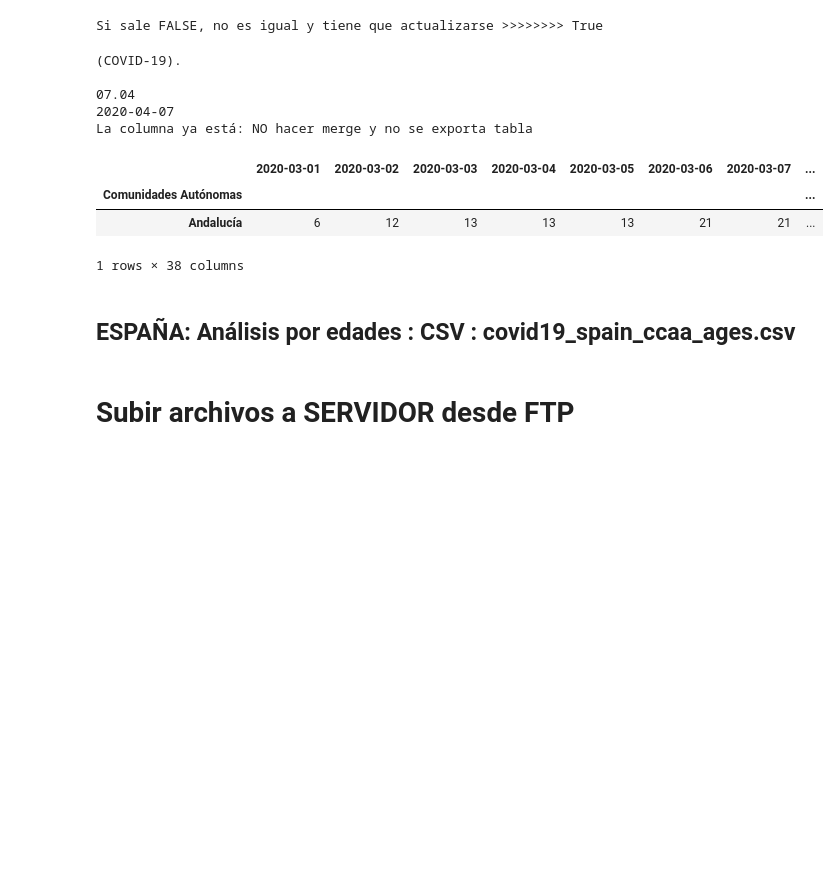
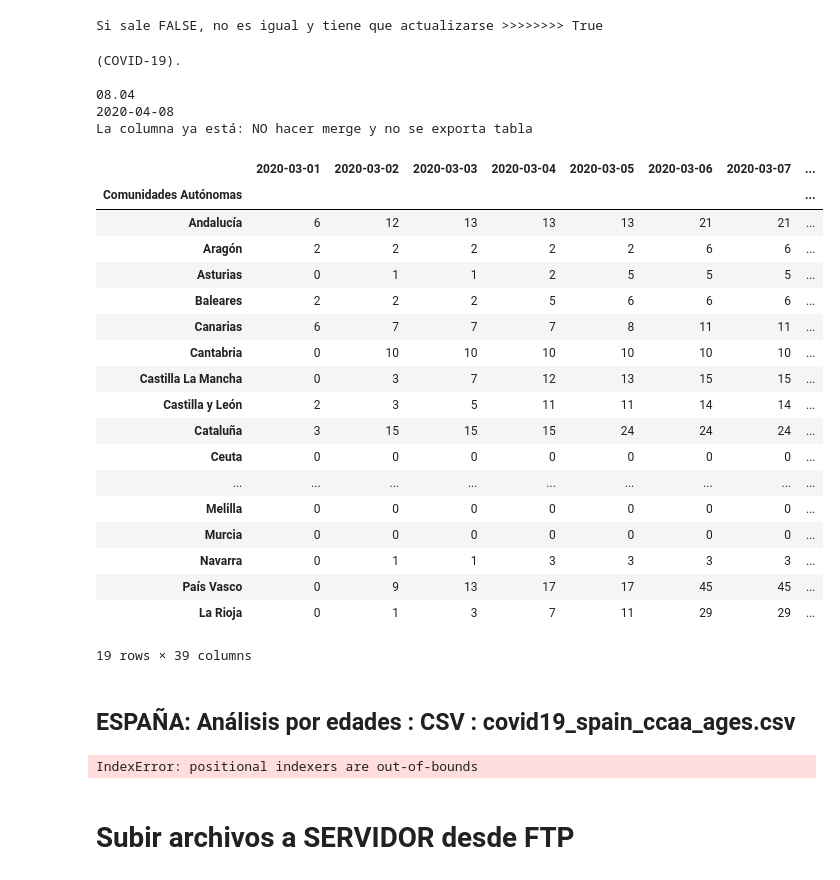
Before and after one commit to akakicreations/covid19-project, a Jupyter notebook: covid19_notebook_WEBFINAL.ipynb, the cells around one changed output. Saved outputs shown, nothing was run; the diff lists cells and outputs as text; code cells hidden in the pictures; blank space fills up the shorter version.

```diff
--- a/covid19_notebook_WEBFINAL.ipynb
+++ b/covid19_notebook_WEBFINAL.ipynb
@@ -15,8 +15,8 @@ date_daybefore = date_today - timedelta(days=1)
 date_today = date_today.strftime('%d/%m')
 date_daybefore = date_daybefore.strftime('%d/%m')
 # %%
-path_spain = 'pdf_files/Actualizacion_68_COVID-19.pdf'
-new_inform = 68
+path_spain = 'pdf_files/Actualizacion_69_COVID-19.pdf'
+new_inform = 69
 # %% [markdown]
 # Preparación inicial
 # %% [markdown]
@@ -131,7 +124,7 @@ from tabula import read_pdf
 data_spain_ccaa = tabula.read_pdf(path_spain, stream=True, pages=1)[0]
 data_spain_ccaa.columns = ['Comunidades Autónomas','Confirmados', 'IA', 'Hospitalizados', 'UCI', 'Fallecidos', 'Curados', 'Nuevos casos (24h)']
 data_spain_ccaa.rename(index={23: "Casos totales en España" + " (act." + date_today + ")" }, inplace=True)
-data_spain_ccaa = data_spain_ccaa.iloc[4:23]
+data_spain_ccaa = data_spain_ccaa.iloc[3:22]
 data_spain_ccaa = data_spain_ccaa[['Comunidades Autónomas', 'Confirmados', 'Curados', 'Fallecidos', 'Nuevos casos (24h)']]
 
 #Quitar símbolos raros qye nos sobran
@@ -564,6 +512,8 @@ print('Si sale FALSE, no es igual y tiene que actualizarse >>>>>>>>' , data_proc
 # %% [output]
 Si sale FALSE, no es igual y tiene que actualizarse >>>>>>>> True
 # %%
+# Casos confirmados por ccaa temporal
+
 # Sacar fecha en formato correcto
 fecha_data_spain = get_fecha(raw['content'])
 fecha_data_spain = pd.Timestamp(year=int(fecha_data_spain[6:10]), month=int(fecha_data_spain[3:5]), day=int(fecha_data_spain[1:2]), hour=12)
@@ -572,43 +522,61 @@ print(fecha_data_spain)
 
 # Cojo la fila de confirmados que me interesa
 data_spain_ccaa_last = data_spain_ccaa.copy()
 data_spain_ccaa_last.rename(columns = {'Confirmados': fecha_data_spain}, index={'ccaa': 'Comunidades Autónomas'}, inplace = True)
 data_spain_ccaa_last = data_spain_ccaa_last[fecha_data_spain]
 data_spain_ccaa_last = pd.to_numeric(data_spain_ccaa_last).astype(np.int64)
 data_spain_ccaa_last.head()
 
 #HACER MERGE SI NO ESTÁN ESOS DATOS
 
 # Importo los últimos datos recogidos acumulados anteriormente
 data_process = pd.read_csv("covid19_spain_ccaa_evolution2.csv", sep = ';', encoding="utf-8")
 data_process = data_process.set_index('Comunidades Autónomas')
 
 # Hacer merge de ambos dataframes, con un condicional comprobando si es necesario
 if data_process.columns[-1] == data_spain_ccaa_last.name:
     print('La columna ya está: NO hacer merge y no se exporta tabla')
 else:
     print('La última columna es diferente y no está: SE HACE MERGE')
     data_process = pd.merge(data_process,data_spain_ccaa_last, left_index=True, right_index=True)
     #Exportar a CSV
     data_process.to_csv('covid19_spain_ccaa_evolution2.csv', sep = ';', encoding="utf-8", index=True, index_label='Comunidades Autónomas')
 
-data_process.head(1)
+data_process
 # %% [output]
 (COVID-19).
 
-07.04
-2020-04-07
+08.04
+2020-04-08
 La columna ya está: NO hacer merge y no se exporta tabla
 |  | 2020-03-01 | 2020-03-02 | 2020-03-03 | 2020-03-04 | 2020-03-05 | 2020-03-06 | 2020-03-07 | ... |
 | Comunidades Autónomas |  |  |  |  |  |  |  | ... |
 | Andalucía | 6 | 12 | 13 | 13 | 13 | 21 | 21 | ... |
+| Aragón | 2 | 2 | 2 | 2 | 2 | 6 | 6 | ... |
+| Asturias | 0 | 1 | 1 | 2 | 5 | 5 | 5 | ... |
+| Baleares | 2 | 2 | 2 | 5 | 6 | 6 | 6 | ... |
+| Canarias | 6 | 7 | 7 | 7 | 8 | 11 | 11 | ... |
+| Cantabria | 0 | 10 | 10 | 10 | 10 | 10 | 10 | ... |
+| Castilla La Mancha | 0 | 3 | 7 | 12 | 13 | 15 | 15 | ... |
+| Castilla y León | 2 | 3 | 5 | 11 | 11 | 14 | 14 | ... |
+| Cataluña | 3 | 15 | 15 | 15 | 24 | 24 | 24 | ... |
+| Ceuta | 0 | 0 | 0 | 0 | 0 | 0 | 0 | ... |
+| ... | ... | ... | ... | ... | ... | ... | ... | ... |
+| Melilla | 0 | 0 | 0 | 0 | 0 | 0 | 0 | ... |
+| Murcia | 0 | 0 | 0 | 0 | 0 | 0 | 0 | ... |
+| Navarra | 0 | 1 | 1 | 3 | 3 | 3 | 3 | ... |
+| País Vasco | 0 | 9 | 13 | 17 | 17 | 45 | 45 | ... |
+| La Rioja | 0 | 1 | 3 | 7 | 11 | 29 | 29 | ... |
-1 rows × 38 columns
+19 rows × 39 columns
 # %% [markdown]
 ## ESPAÑA: Análisis por edades : CSV : covid19_spain_ccaa_ages.csv
 # %%
+'''
+# OJO! CAMBIA FORMATO DEL PDF Y A VECES NO COGE BIEN LA TABLA, COMO EN LA 69, ESPERAR A MAÑANA
 #Traigo la segunda tabla
 data_spain_ccaa_age = tabula.read_pdf(path_spain, stream=True, pages=2)[0]
 data_spain_ccaa_age = data_spain_ccaa_age.iloc [:, [0,1,3,7]]
+
 data_spain_ccaa_age.columns = ['Grupos de edad','Confirmados', 'Hospitalizados', 'Fallecidos']
 data_spain_ccaa_age['Confirmados'] = data_spain_ccaa_age['Confirmados'].str.replace('.','')
 data_spain_ccaa_age['Fallecidos'] = data_spain_ccaa_age['Fallecidos'].str.replace('.','')
@@ -626,6 +594,9 @@ data_spain_ccaa_age_mujeres.to_csv('covid19_spain_ccaa_ages_mujeres.csv', sep =
 #Saco por hombres
 data_spain_ccaa_age_hombres = data_spain_ccaa_age.iloc [39:49, :]
 data_spain_ccaa_age_hombres.to_csv('covid19_spain_ccaa_ages_hombres.csv', sep = ';', encoding="utf-8")
+'''
+# %% [output]
+IndexError: positional indexers are out-of-bounds
 # %% [markdown]
 # Subir archivos a SERVIDOR desde FTP
 # %%
```
Also changed, not shown: parts of 11 cells of this notebook, 23 other files.
